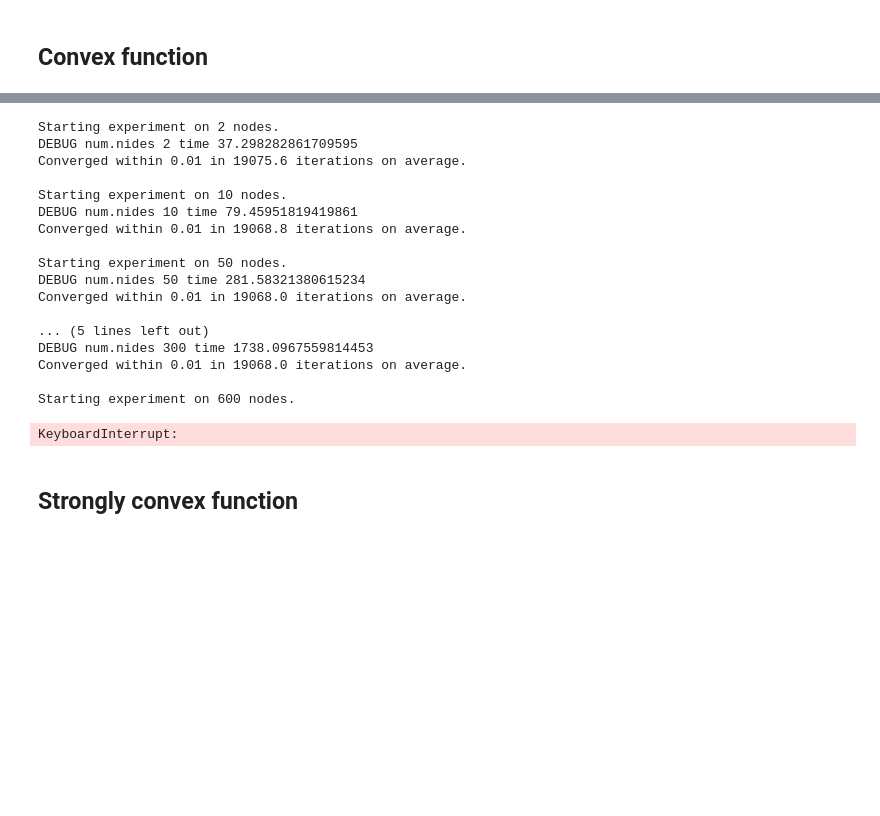
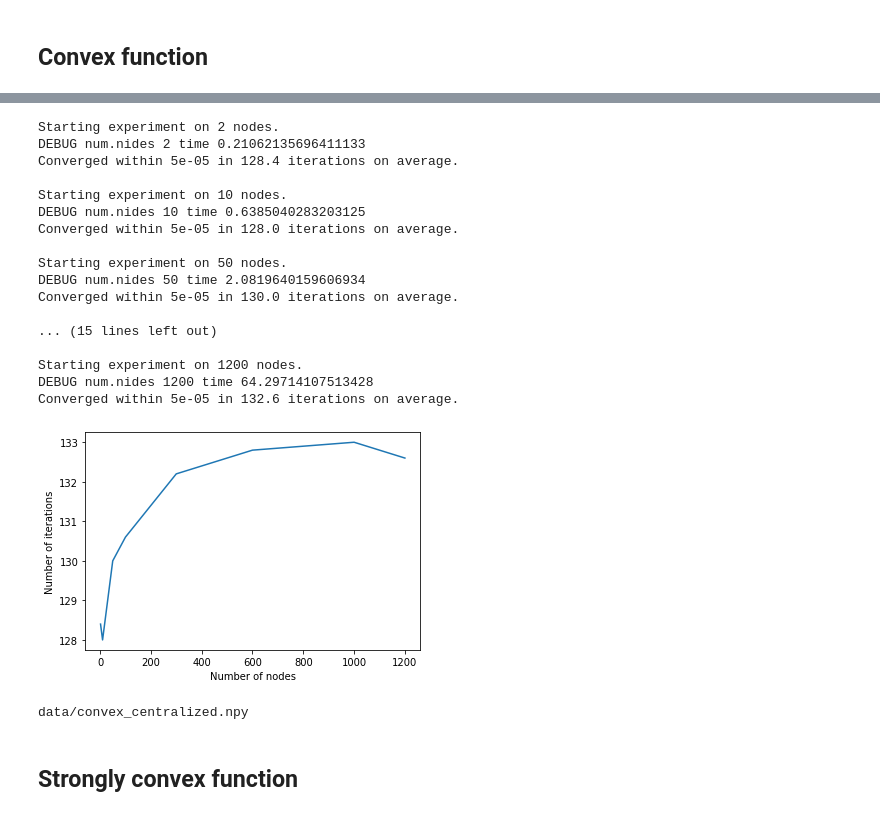
Before and after one commit to Katerina5649/OptML, a Jupyter notebook: experiments.ipynb, the cells around one changed output, grey strips where cells are left out. Saved outputs shown, nothing was run; the diff lists cells and outputs as text; code cells hidden in the pictures; blank space fills up the shorter version.

```diff
--- a/experiments.ipynb
+++ b/experiments.ipynb
@@ -353,36 +372,37 @@ data/convex_ring.npy
 # %%
 topology = "centralized"
 lr = 1e-1
-threshold = 1e-2
+threshold = 5e-5
 
 means, results = experiment(num_nodes, n_params, topology, func_type, max_iter, lr, threshold, number_exp)
 
 plotIter(num_nodes, means)
 
 filename = save_folder + func_type.replace(" ", "") + "_" + topology + ".npy"
 print(filename)
 
 with open(filename, 'wb') as f:
     np.save(f, results)
 # %% [output]
 Starting experiment on 2 nodes.
-DEBUG num.nides 2 time 37.298282861709595
-Converged within 0.01 in 19075.6 iterations on average.
+DEBUG num.nides 2 time 0.21062135696411133
+Converged within 5e-05 in 128.4 iterations on average.
 
 Starting experiment on 10 nodes.
-DEBUG num.nides 10 time 79.45951819419861
-Converged within 0.01 in 19068.8 iterations on average.
+DEBUG num.nides 10 time 0.6385040283203125
+Converged within 5e-05 in 128.0 iterations on average.
 
 Starting experiment on 50 nodes.
-DEBUG num.nides 50 time 281.58321380615234
-Converged within 0.01 in 19068.0 iterations on average.
+DEBUG num.nides 50 time 2.0819640159606934
+Converged within 5e-05 in 130.0 iterations on average.
 
-... (5 lines left out)
-DEBUG num.nides 300 time 1738.0967559814453
-Converged within 0.01 in 19068.0 iterations on average.
+... (15 lines left out)
 
-Starting experiment on 600 nodes.
+Starting experiment on 1200 nodes.
+DEBUG num.nides 1200 time 64.29714107513428
+Converged within 5e-05 in 132.6 iterations on average.
+[figure, added]
-KeyboardInterrupt:
+data/convex_centralized.npy
 # %% [markdown]
 ## Strongly convex function
 # %%
```
Also changed, not shown: parts of 11 cells of this notebook, 6 other files.
